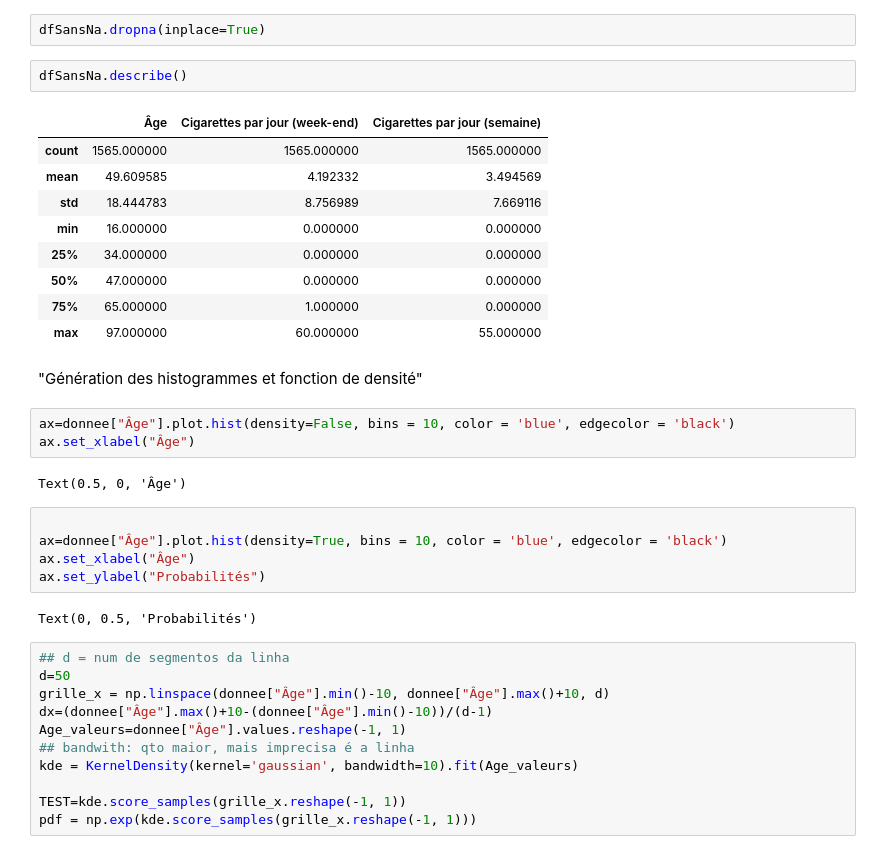
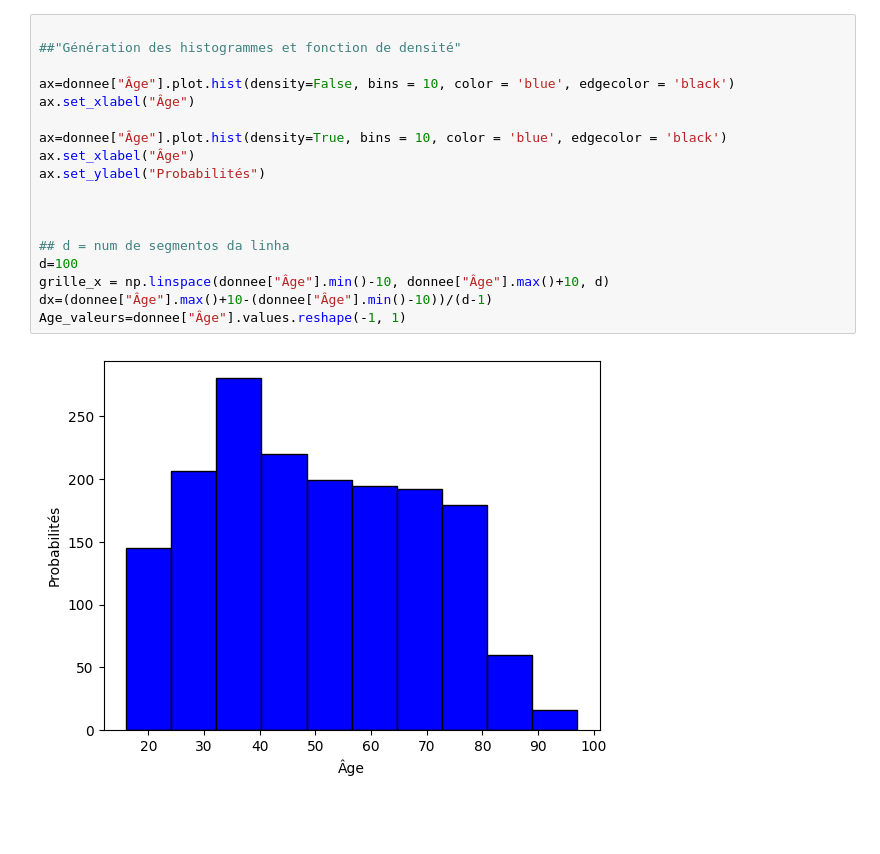
Before and after one commit to rennyatwork/CegepSteFoy_IA, a Jupyter notebook: 04_Eda/09/Codes Python/E09_1.ipynb, the cells around one changed output. Drawn from its saved outputs; the diff is of its cells as text; blank space fills up the shorter version.

```diff
--- a/04_Eda/09/Codes Python/E09_1.ipynb
+++ b/04_Eda/09/Codes Python/E09_1.ipynb
@@ -67,40 +38,21 @@ dtype: int64
-# %%
-dfSansNa.dropna(inplace=True)
-# %%
-dfSansNa.describe()
-# %% [output]
-|  | Âge | Cigarettes par jour (week-end) | Cigarettes par jour (semaine) |
-| count | 1565.000000 | 1565.000000 | 1565.000000 |
-| mean | 49.609585 | 4.192332 | 3.494569 |
-| std | 18.444783 | 8.756989 | 7.669116 |
-| min | 16.000000 | 0.000000 | 0.000000 |
-| 25% | 34.000000 | 0.000000 | 0.000000 |
-| 50% | 47.000000 | 0.000000 | 0.000000 |
-| 75% | 65.000000 | 1.000000 | 0.000000 |
-| max | 97.000000 | 60.000000 | 55.000000 |
-# %% [markdown]
-"Génération des histogrammes et fonction de densité"
-# %%
-ax=donnee["Âge"].plot.hist(density=False, bins = 10, color = 'blue', edgecolor = 'black')
-ax.set_xlabel("Âge")
-# %% [output]
-Text(0.5, 0, 'Âge')
-# %%
-
-ax=donnee["Âge"].plot.hist(density=True, bins = 10, color = 'blue', edgecolor = 'black')
-ax.set_xlabel("Âge")
-ax.set_ylabel("Probabilités")
-# %% [output]
-Text(0, 0.5, 'Probabilités')
 # %%
+
+##"Génération des histogrammes et fonction de densité"
+
+ax=donnee["Âge"].plot.hist(density=False, bins = 10, color = 'blue', edgecolor = 'black')
+ax.set_xlabel("Âge")
+
+ax=donnee["Âge"].plot.hist(density=True, bins = 10, color = 'blue', edgecolor = 'black')
+ax.set_xlabel("Âge")
+ax.set_ylabel("Probabilités")
+
+
+
 ## d = num de segmentos da linha
-d=50
+d=100
 grille_x = np.linspace(donnee["Âge"].min()-10, donnee["Âge"].max()+10, d)
 dx=(donnee["Âge"].max()+10-(donnee["Âge"].min()-10))/(d-1)
 Age_valeurs=donnee["Âge"].values.reshape(-1, 1)
-## bandwith: qto maior, mais imprecisa é a linha
-kde = KernelDensity(kernel='gaussian', bandwidth=10).fit(Age_valeurs)
-
-TEST=kde.score_samples(grille_x.reshape(-1, 1))
-pdf = np.exp(kde.score_samples(grille_x.reshape(-1, 1)))
+# %% [output]
+[figure, added]
 # %%
```
Also changed, not shown: parts of 18 cells of this notebook, 20 other files.
